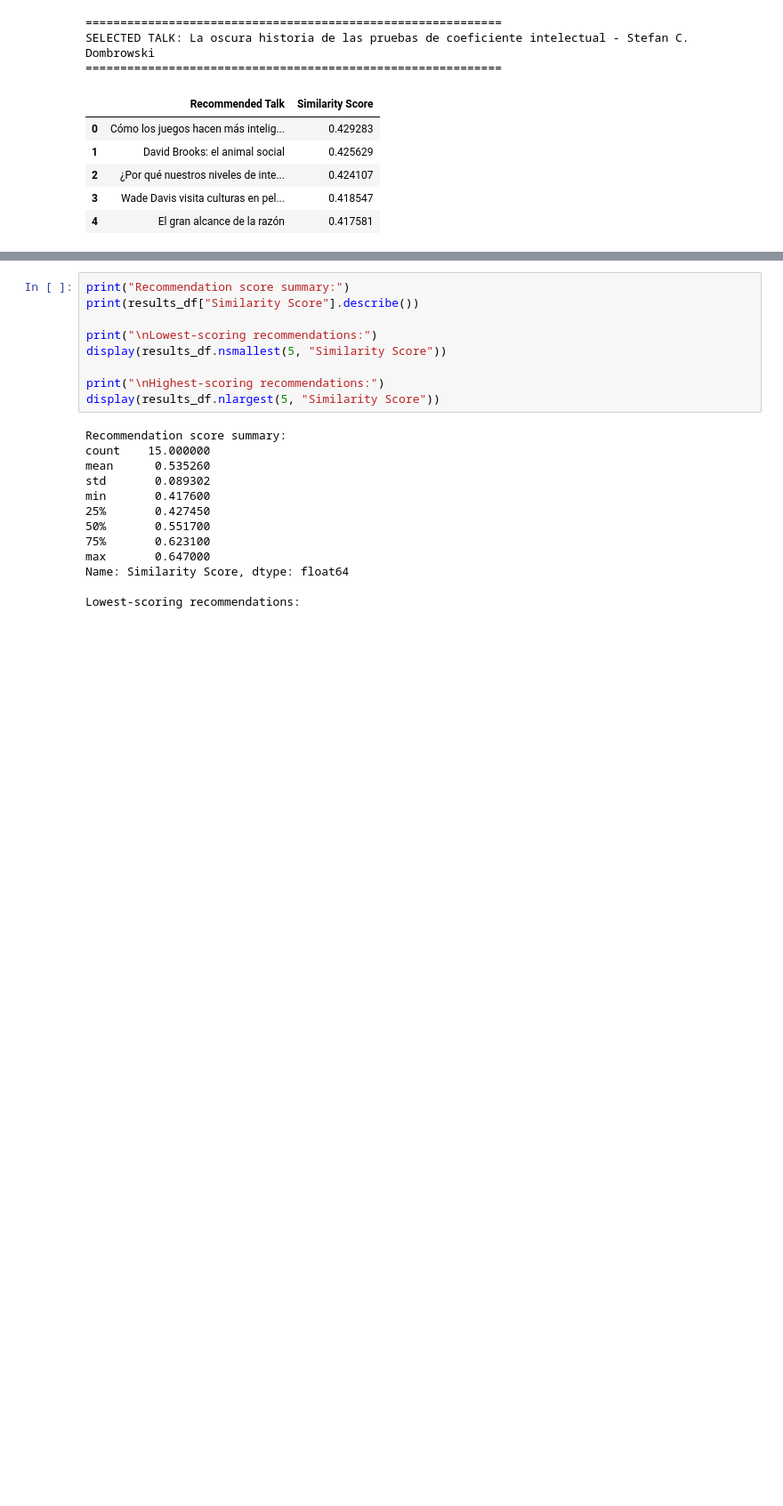
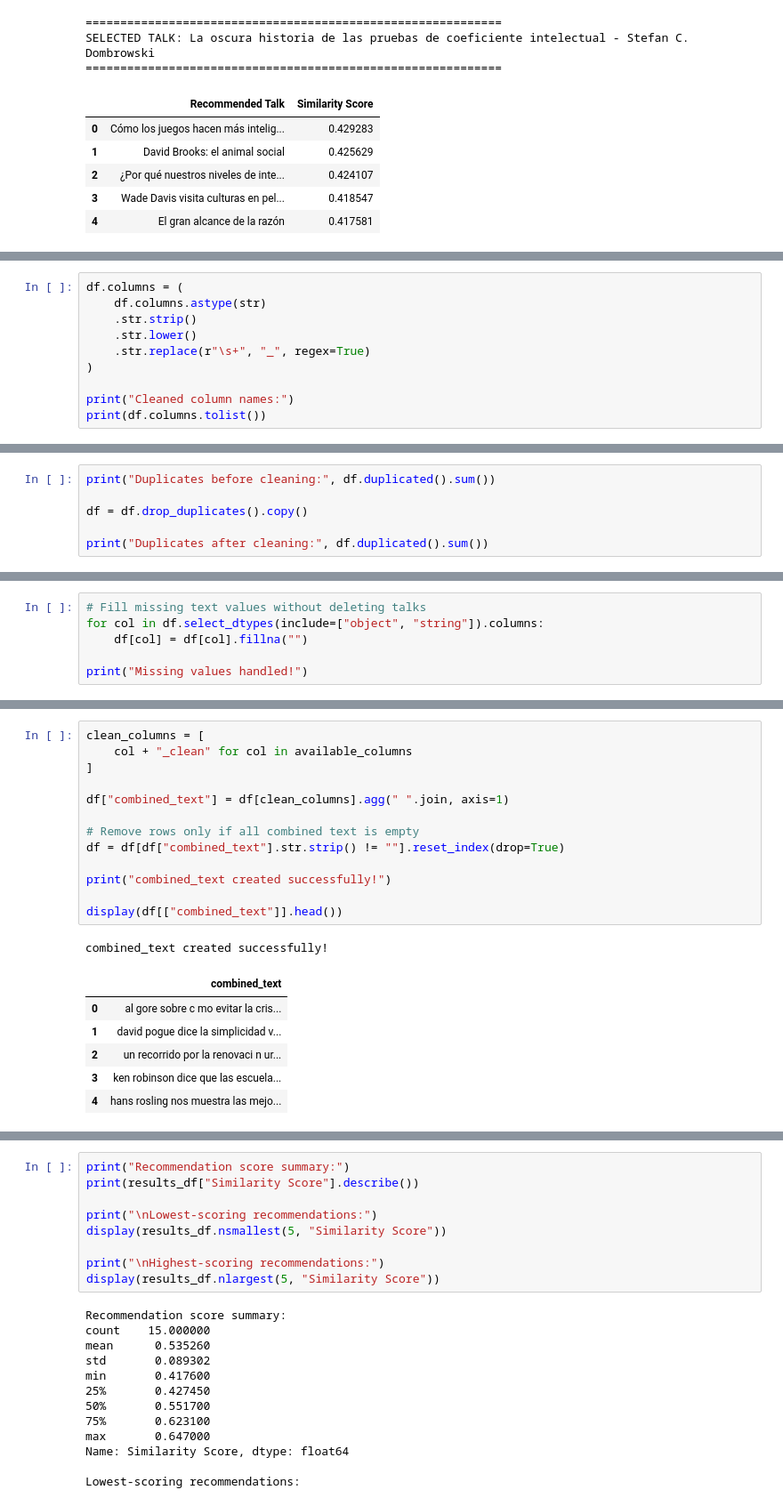
Before and after one commit to springboardmentor098/TED-TALK-RECOMMENDATION-SYSTEM, a Jupyter notebook: notebooks/04_tfidf_vectorization.ipynb, the cells around one changed output, grey strips where cells are left out. Shown at 89% size. Drawn from its saved outputs; the diff is of its cells as text; blank space fills up the shorter version.

```diff
--- a/notebooks/04_tfidf_vectorization.ipynb
+++ b/notebooks/04_tfidf_vectorization.ipynb
@@ -302,0 +511,10 @@ Recommendations saved to: C:\Users\bhava\Downloads\ted_talks.csv\2020-05-01\ted_
+# %%
+df.columns = (
+    df.columns.astype(str)
+    .str.strip()
+    .str.lower()
+    .str.replace(r"\s+", "_", regex=True)
+)
+
+print("Cleaned column names:")
+print(df.columns.tolist())
@@ -302,0 +524,6 @@ Recommendations saved to: C:\Users\bhava\Downloads\ted_talks.csv\2020-05-01\ted_
+# %%
+print("Duplicates before cleaning:", df.duplicated().sum())
+
+df = df.drop_duplicates().copy()
+
+print("Duplicates after cleaning:", df.duplicated().sum())
@@ -302,0 +533,6 @@ Recommendations saved to: C:\Users\bhava\Downloads\ted_talks.csv\2020-05-01\ted_
+# %%
+# Fill missing text values without deleting talks
+for col in df.select_dtypes(include=["object", "string"]).columns:
+    df[col] = df[col].fillna("")
+
+print("Missing values handled!")
@@ -302,0 +584,21 @@ Recommendations saved to: C:\Users\bhava\Downloads\ted_talks.csv\2020-05-01\ted_
+# %%
+clean_columns = [
+    col + "_clean" for col in available_columns
+]
+
+df["combined_text"] = df[clean_columns].agg(" ".join, axis=1)
+
+# Remove rows only if all combined text is empty
+df = df[df["combined_text"].str.strip() != ""].reset_index(drop=True)
+
+print("combined_text created successfully!")
+
+display(df[["combined_text"]].head())
+# %% [output]
+combined_text created successfully!
+|  | combined_text |
+| 0 | al gore sobre c mo evitar la cris... |
+| 1 | david pogue dice la simplicidad v... |
+| 2 | un recorrido por la renovaci n ur... |
+| 3 | ken robinson dice que las escuela... |
+| 4 | hans rosling nos muestra las mejo... |
```
Also changed, not shown: parts of 19 cells of this notebook, 2 other files.
